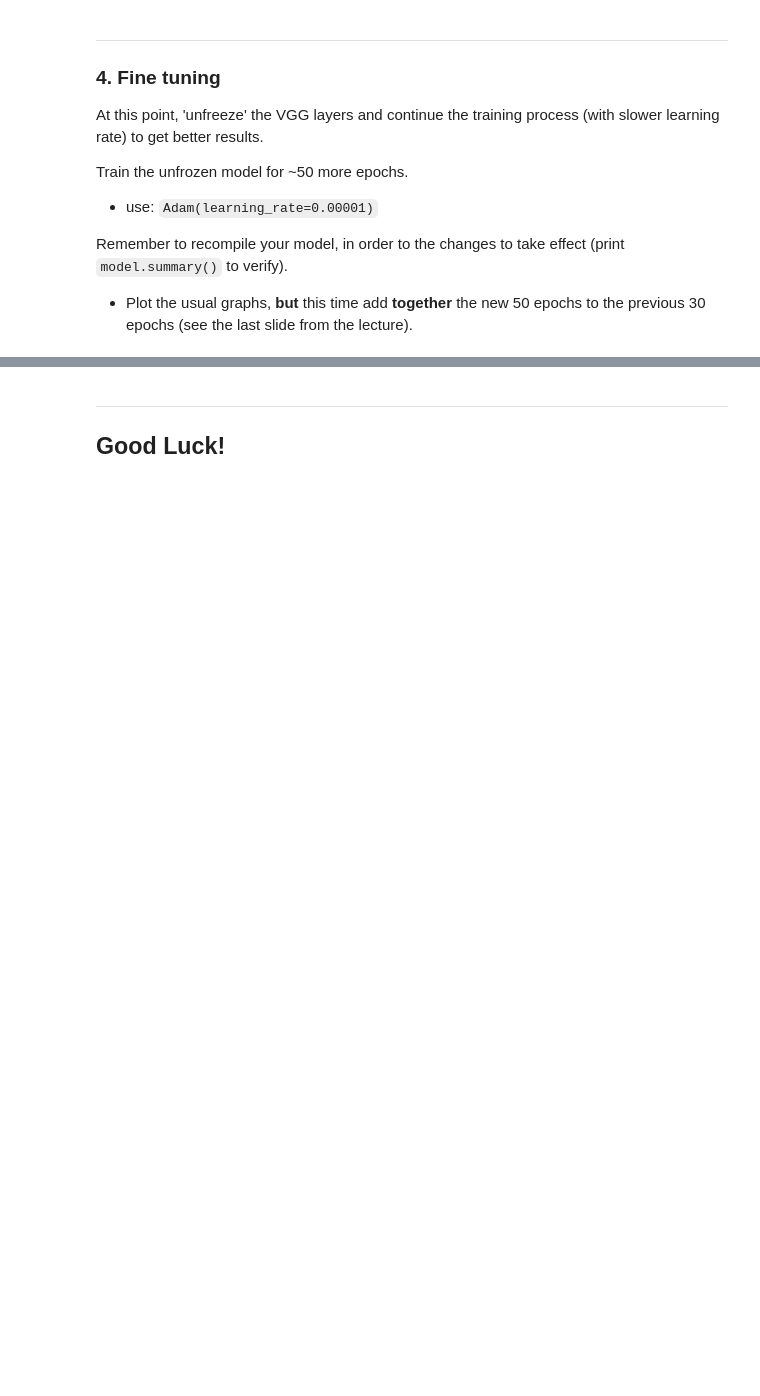
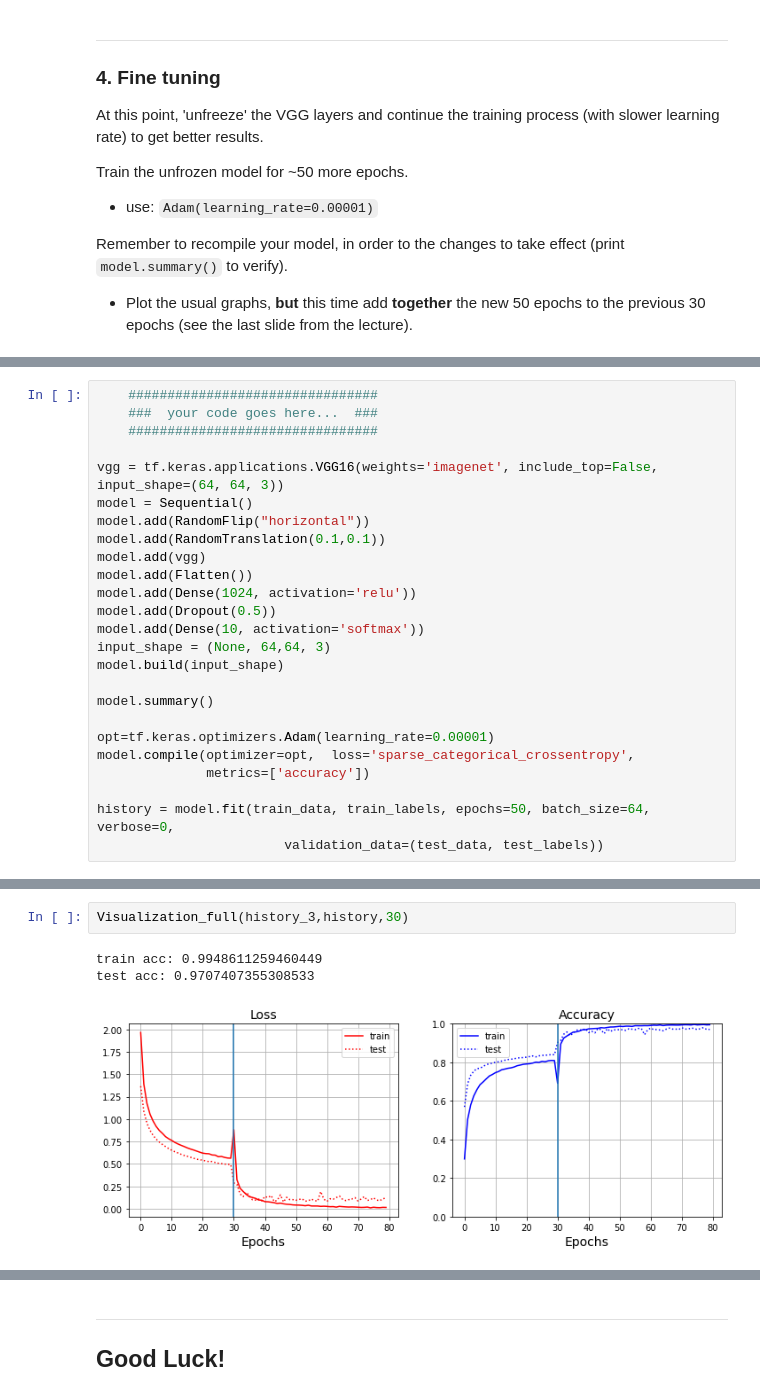
Before and after one commit to JustAlex5/deep_learning, a Jupyter notebook: ex5.ipynb, the cells around one changed output, grey strips where cells are left out. Cells and saved outputs as stored; diff of their text form; blank space fills up the shorter version.

```diff
--- a/ex5.ipynb
+++ b/ex5.ipynb
@@ -265,0 +329,26 @@ Remember to recompile your model, in order to the changes to take effect (print
+# %%
+    ################################
+    ###  your code goes here...  ###
+    ################################
+
+vgg = tf.keras.applications.VGG16(weights='imagenet', include_top=False,
+input_shape=(64, 64, 3))
+model = Sequential()
+model.add(RandomFlip("horizontal"))
+model.add(RandomTranslation(0.1,0.1))
+model.add(vgg)
+model.add(Flatten())
+model.add(Dense(1024, activation='relu'))
+model.add(Dropout(0.5))
+model.add(Dense(10, activation='softmax'))
+input_shape = (None, 64,64, 3)
+model.build(input_shape)
+
+model.summary()
+
+opt=tf.keras.optimizers.Adam(learning_rate=0.00001)
+model.compile(optimizer=opt,  loss='sparse_categorical_crossentropy',
+              metrics=['accuracy'])
+
+history = model.fit(train_data, train_labels, epochs=50, batch_size=64, verbose=0,
+                        validation_data=(test_data, test_labels))
@@ -265,0 +373,6 @@ Remember to recompile your model, in order to the changes to take effect (print
+# %%
+Visualization_full(history_3,history,30)
+# %% [output]
+train acc: 0.9948611259460449
+test acc: 0.9707407355308533
+[figure, added]
```
Also changed, not shown: parts of 17 cells of this notebook.
